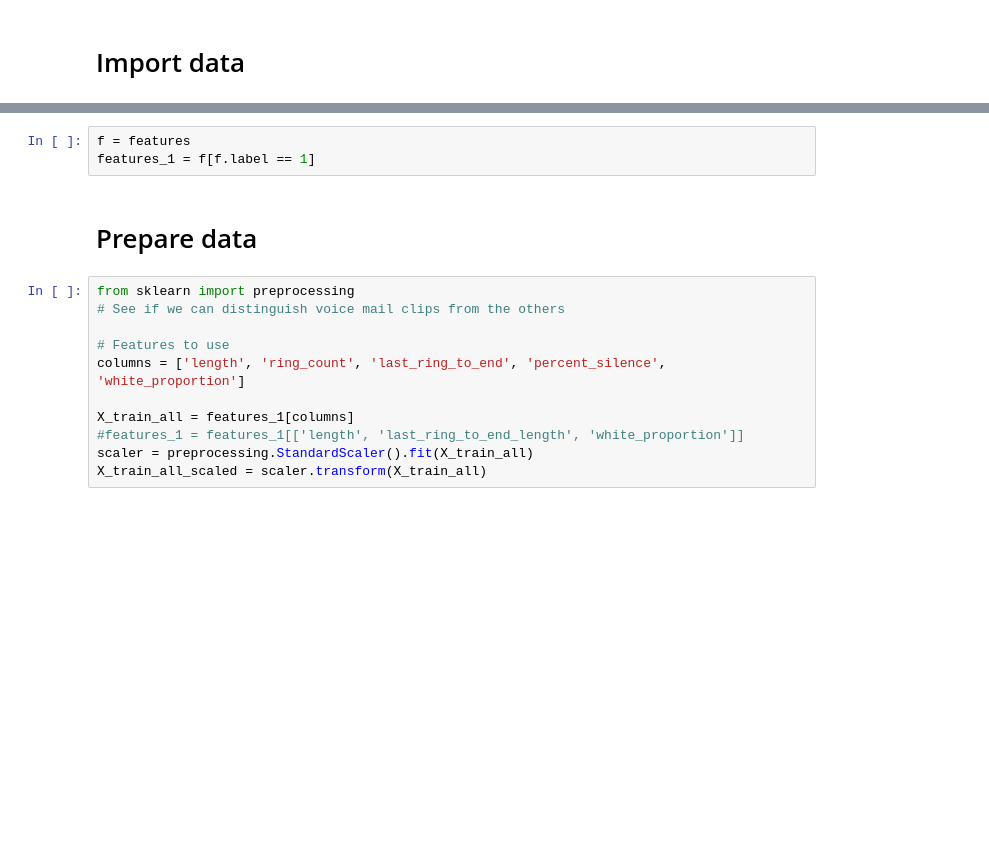
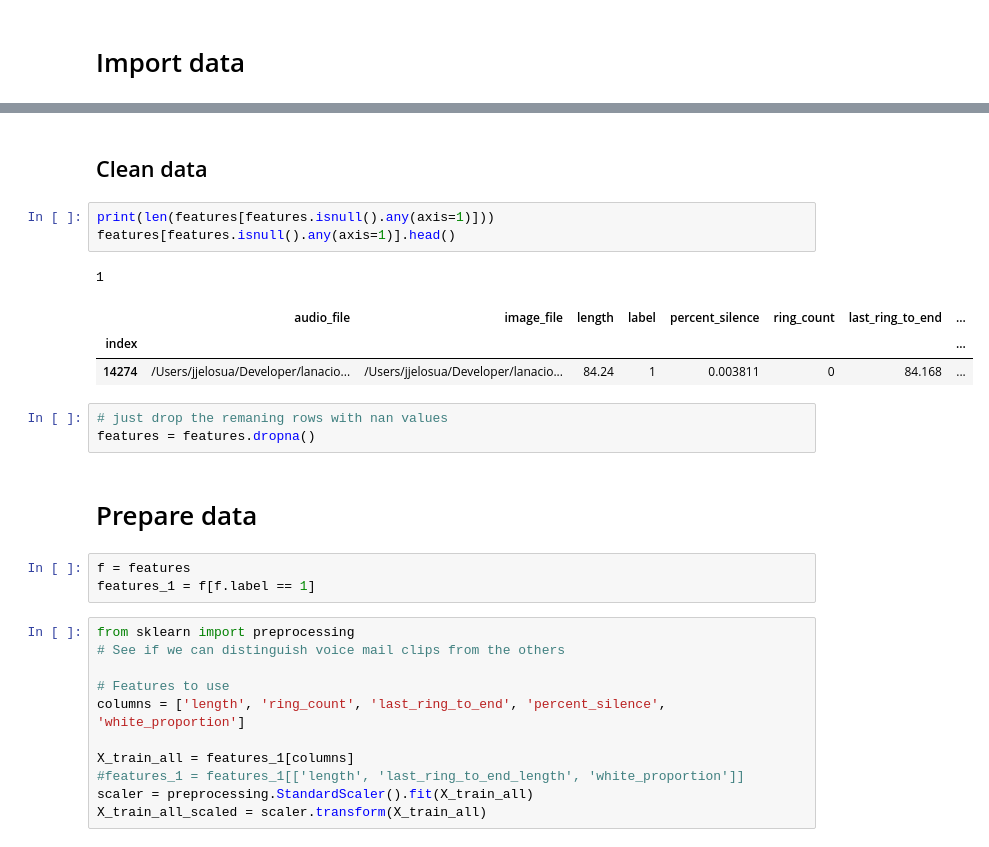
Before and after one commit to jjelosua/ML_audio_classification, a Jupyter notebook: analysis/clustering.ipynb, the cells around one changed output, grey strips where cells are left out. Cells and saved outputs as stored; diff of their text form; blank space fills up the shorter version.

```diff
--- a/analysis/clustering.ipynb
+++ b/analysis/clustering.ipynb
@@ -32,8 +40,21 @@ features.head()
+# %% [markdown]
+## Clean data
+# %%
+print(len(features[features.isnull().any(axis=1)]))
+features[features.isnull().any(axis=1)].head()
+# %% [output]
+1
+|  | audio_file | image_file | length | label | percent_silence | ring_count | last_ring_to_end | ... |
+| index |  |  |  |  |  |  |  | ... |
+| 14274 | /Users/jjelosua/Developer/lanacio... | /Users/jjelosua/Developer/lanacio... | 84.24 | 1 | 0.003811 | 0 | 84.168 | ... |
+# %%
+# just drop the remaning rows with nan values
+features = features.dropna()
+# %% [markdown]
+# Prepare data
 # %%
 f = features
 features_1 = f[f.label == 1]
-# %% [markdown]
-# Prepare data
 # %%
 from sklearn import preprocessing
 # See if we can distinguish voice mail clips from the others
```
Also changed, not shown: parts of 5 cells of this notebook, 3 other files.
